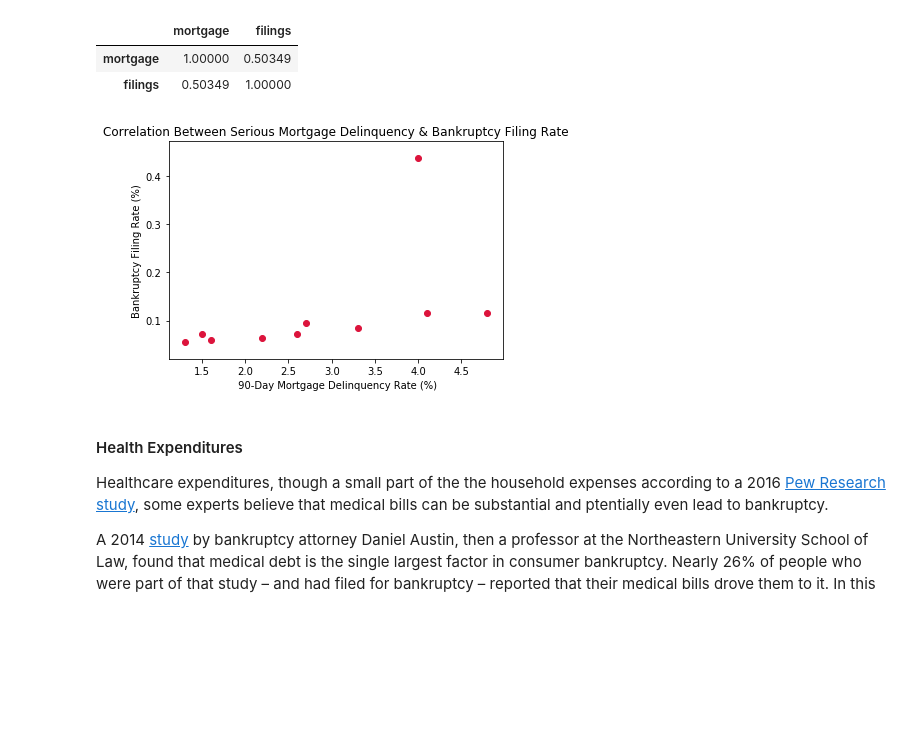
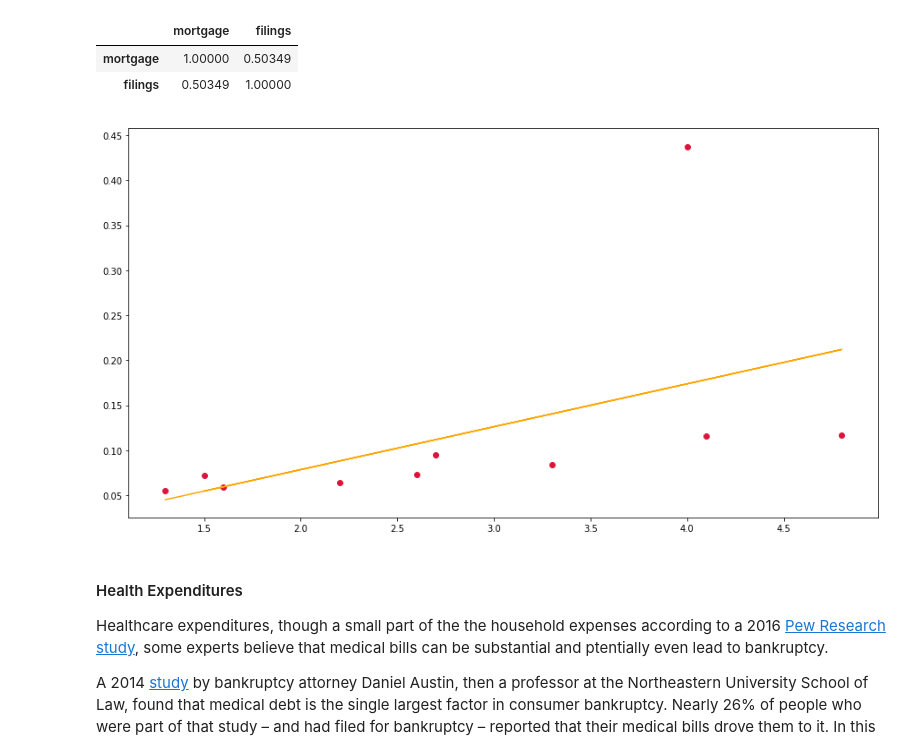
Before and after one commit to mrinalinikrishna/learningpython, a Jupyter notebook: Capstone_Draft.ipynb, the cells around one changed output. Saved outputs shown, nothing was run; the diff lists cells and outputs as text; code cells hidden in the pictures; blank space fills up the shorter version.

```diff
--- a/Capstone_Draft.ipynb
+++ b/Capstone_Draft.ipynb
@@ -27,6 +27,7 @@ import numpy as np
 import pandas as pd
 import matplotlib.pyplot as plt
 %matplotlib inline
+plt.rcParams['figure.figsize'] = (15, 8)
 import statistics
 df2 =pd.read_csv('C:/newfile.csv')
 df2 = df2.set_index(['Year'])
@@ -140,13 +148,19 @@ corr2.corr(method = 'pearson')
 | mortgage | 1.00000 | 0.50349 |
 | filings | 0.50349 | 1.00000 |
 # %%
-plt.scatter(x=corr2['mortgage'], y=corr1['filings'], color='crimson')
-plt.xlabel(' 90-Day Mortgage Delinquency Rate (%)')
-plt.ylabel('Bankruptcy Filing Rate (%)')
-plt.title('Correlation Between Serious Mortgage Delinquency & Bankruptcy Filing Rate')
-plt.show()
+#plt.scatter(x=corr2['mortgage'], y=corr1['filings'], color='crimson')
+#plt.xlabel(' 90-Day Mortgage Delinquency Rate (%)')
+#plt.ylabel('Bankruptcy Filing Rate (%)')
+#plt.title('Correlation Between Serious Mortgage Delinquency & Bankruptcy Filing Rate')
+#plt.show()
+
+fig, ax = plt.subplots()
+fit = np.polyfit(corr2['mortgage'], corr1['filings'], deg=1)
+ax.plot(corr2['mortgage'], fit[0] * corr2['mortgage'] + fit[1], color='orange')
+ax.scatter(corr2['mortgage'], corr1['filings'], color ='crimson')
+fig.show()
 # %% [output]
-[figure, old version]
+[figure, new version]
 # %% [markdown]
 #### Health Expenditures
 
```
Also changed, not shown: parts of 13 cells of this notebook.
